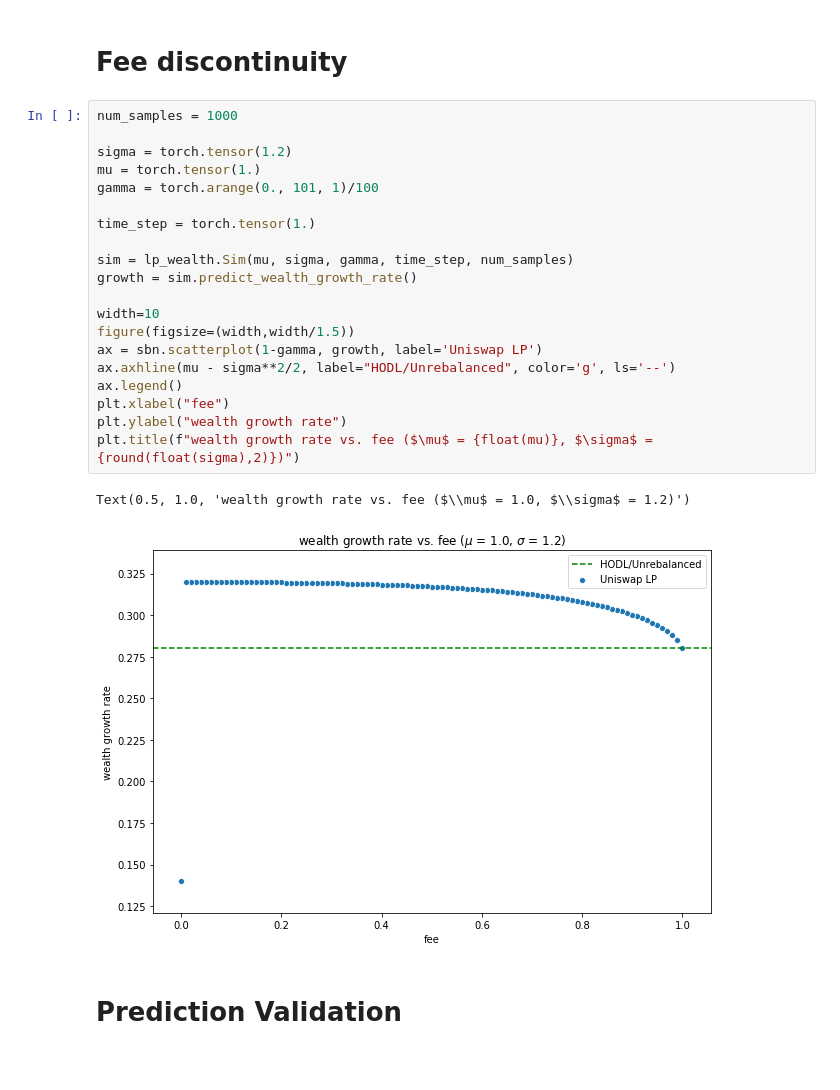
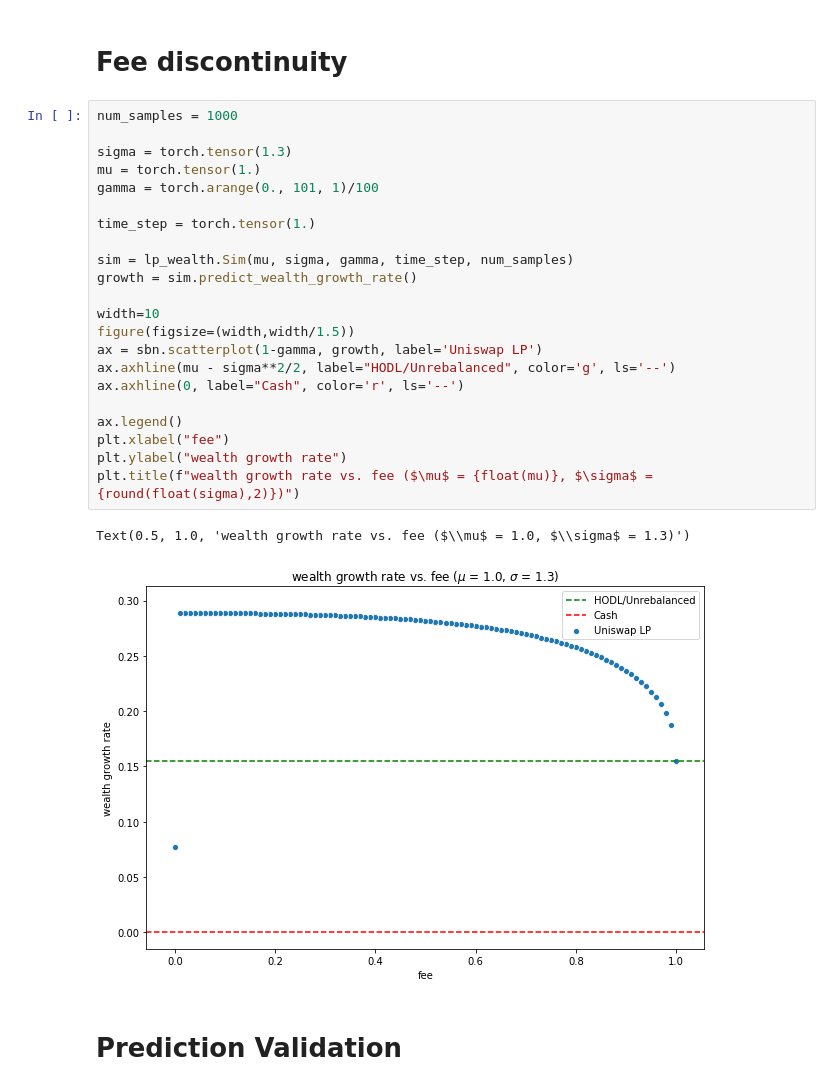
Before and after one commit to david-alexander-white/lp_wealth, a Jupyter notebook: announcement graphs.ipynb, the cells around one changed output. Saved outputs shown, nothing was run; the diff lists cells and outputs as text.

Commit message:
add cash to fee graph

```diff
--- a/announcement graphs.ipynb
+++ b/announcement graphs.ipynb
@@ -71,26 +71,28 @@ Text(0.5, 1.0, 'realized wealth vs. expected value in the presence of volatility
 # %%
 num_samples = 1000
 
-sigma = torch.tensor(1.2)
+sigma = torch.tensor(1.3)
 mu = torch.tensor(1.)
 gamma = torch.arange(0., 101, 1)/100
 
 time_step = torch.tensor(1.)
 
 sim = lp_wealth.Sim(mu, sigma, gamma, time_step, num_samples)
 growth = sim.predict_wealth_growth_rate()
 
 width=10
 figure(figsize=(width,width/1.5))
 ax = sbn.scatterplot(1-gamma, growth, label='Uniswap LP')
 ax.axhline(mu - sigma**2/2, label="HODL/Unrebalanced", color='g', ls='--')
+ax.axhline(0, label="Cash", color='r', ls='--')
+
 ax.legend()
 plt.xlabel("fee")
 plt.ylabel("wealth growth rate")
 plt.title(f"wealth growth rate vs. fee ($\mu$ = {float(mu)}, $\sigma$ = {round(float(sigma),2)})")
 # %% [output]
-Text(0.5, 1.0, 'wealth growth rate vs. fee ($\\mu$ = 1.0, $\\sigma$ = 1.2)')
+Text(0.5, 1.0, 'wealth growth rate vs. fee ($\\mu$ = 1.0, $\\sigma$ = 1.3)')
-[figure, old version]
+[figure, new version]
 # %% [markdown]
 # Prediction Validation
 # %%
```
